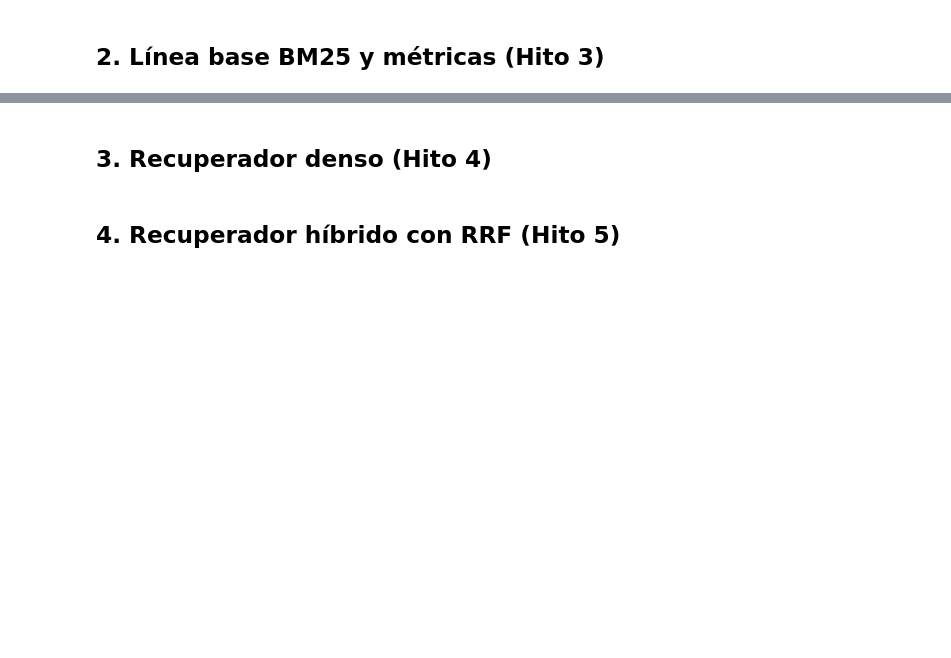
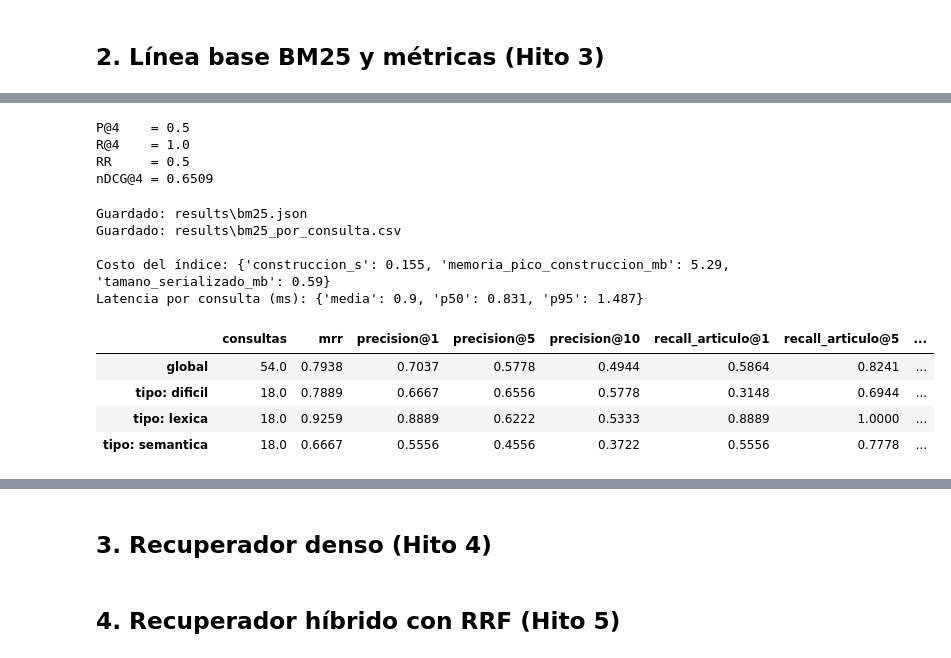
Before and after one commit to LuisBacaSandoval/rag-retrieval, a Jupyter notebook: notebooks/proyecto5_rag.ipynb, the cells around one changed output, grey strips where cells are left out. Cells and saved outputs as stored; diff of their text form; code cells hidden in the pictures; blank space fills up the shorter version.

```diff
--- a/notebooks/proyecto5_rag.ipynb
+++ b/notebooks/proyecto5_rag.ipynb
@@ -122,0 +189,70 @@ plt.show()
+# %%
+from rag_retrieval.evaluation.metrics import (
+    ndcg_at_k,
+    precision_at_k,
+    recall_at_k,
+    reciprocal_rank,
+)
+
+# Verificación con un caso calculado a mano (más casos en tests/test_metrics.py):
+#   recuperados = [a, b, c, d], relevantes = {b, d}
+#   P@4    = 2/4 = 0.5      (2 aciertos en 4 posiciones)
+#   R@4    = 2/2 = 1.0      (se cubrieron los 2 relevantes)
+#   RR     = 1/2 = 0.5      (primer acierto en la posición 2)
+#   nDCG@4 = (1/log2(3) + 1/log2(5)) / (1/log2(2) + 1/log2(3)) ≈ 0.6509
+recuperados = ["a", "b", "c", "d"]
+relevantes = {"b", "d"}
+
+print("P@4    =", precision_at_k(recuperados, relevantes, 4))
+print("R@4    =", recall_at_k(recuperados, relevantes, 4))
+print("RR     =", reciprocal_rank(recuperados, relevantes))
+print("nDCG@4 =", round(ndcg_at_k(recuperados, relevantes, 4), 4))
+# %% [output]
+P@4    = 0.5
+R@4    = 1.0
+RR     = 0.5
+nDCG@4 = 0.6509
+# %%
+import os
+import subprocess
+import sys
+
+# La evaluación completa vive en scripts/run_eval.py para que sea reproducible
+# fuera del cuaderno; aquí se ejecuta y se cargan sus resultados.
+proc = subprocess.run(
+    [sys.executable, str(Path("..") / "scripts" / "run_eval.py"), "--method", "bm25"],
+    capture_output=True, text=True, encoding="utf-8",
+    env={**os.environ, "PYTHONUTF8": "1"},
+)
+assert proc.returncode == 0, proc.stderr
+print("\n".join(proc.stdout.splitlines()[-2:]))
+
+resultados = json.loads((Path("..") / "results" / "bm25.json").read_text(encoding="utf-8"))
+
+print("\nCosto del índice:", resultados["indice"])
+print("Latencia por consulta (ms):", resultados["latencia_ms"])
+# %% [output]
+Guardado: results\bm25.json
+Guardado: results\bm25_por_consulta.csv
+
+Costo del índice: {'construccion_s': 0.155, 'memoria_pico_construccion_mb': 5.29, 'tamano_serializado_mb': 0.59}
+Latencia por consulta (ms): {'media': 0.9, 'p50': 0.831, 'p95': 1.487}
+# %%
+# Resumen: métricas globales y por tipo de consulta.
+resumen = pd.DataFrame(
+    {"global": resultados["global"], **{f"tipo: {t}": v for t, v in resultados["por_tipo"].items()}}
+).T
+
+columnas = [
+    "consultas", "mrr",
+    "precision@1", "precision@5", "precision@10",
+    "recall_articulo@1", "recall_articulo@5", "recall_articulo@10",
+    "ndcg@5", "ndcg@10",
+]
+resumen[columnas]
+# %% [output]
+|  | consultas | mrr | precision@1 | precision@5 | precision@10 | recall_articulo@1 | recall_articulo@5 | ... |
+| global | 54.0 | 0.7938 | 0.7037 | 0.5778 | 0.4944 | 0.5864 | 0.8241 | ... |
+| tipo: dificil | 18.0 | 0.7889 | 0.6667 | 0.6556 | 0.5778 | 0.3148 | 0.6944 | ... |
+| tipo: lexica | 18.0 | 0.9259 | 0.8889 | 0.6222 | 0.5333 | 0.8889 | 1.0000 | ... |
+| tipo: semantica | 18.0 | 0.6667 | 0.5556 | 0.4556 | 0.3722 | 0.5556 | 0.7778 | ... |
```
Also changed, not shown: parts of 7 cells of this notebook, 14 other files.
